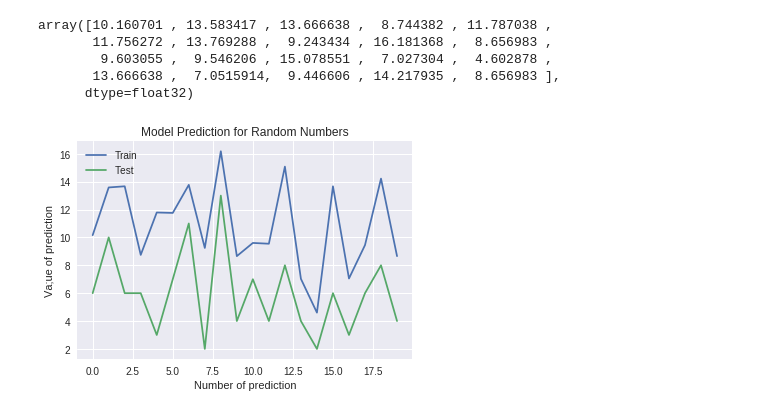
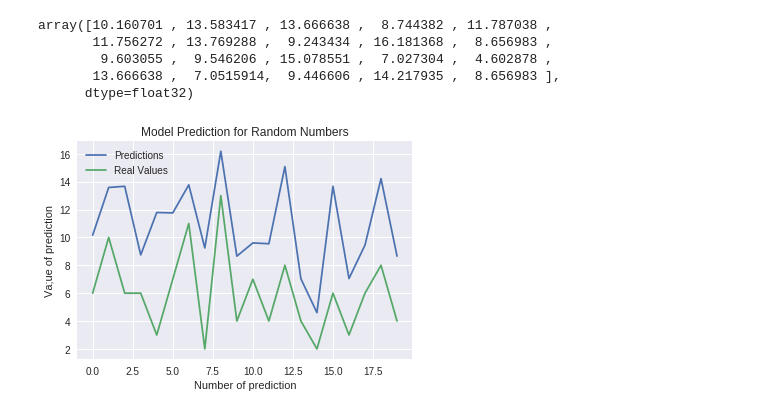
Before and after one commit to dariusbagheri/learningrandomness, a Jupyter notebook: learning_randomness_darius.ipynb, the cells around one changed output. Cells and saved outputs as stored; diff of their text form; code cells hidden in the pictures.

```diff
--- a/learning_randomness_darius.ipynb
+++ b/learning_randomness_darius.ipynb
@@ -186,12 +188,12 @@ plpred = predic[0:20,0,0,0]
 # %%
 predic= model.predict_on_batch(predi)
 
 plt.plot(plpred)
 plt.plot(pl)
 plt.title('Model Prediction for Random Numbers')
 plt.ylabel('Va;ue of prediction')
 plt.xlabel('Number of prediction')
-plt.legend(['Train', 'Test'], loc='upper left')
+plt.legend(['Predictions', 'Real Values'], loc='upper left')
 plt.show()
 # %% [output]
-[figure, old version]
+[figure, new version]
```
Also changed, not shown: parts of 1 cell of this notebook.
